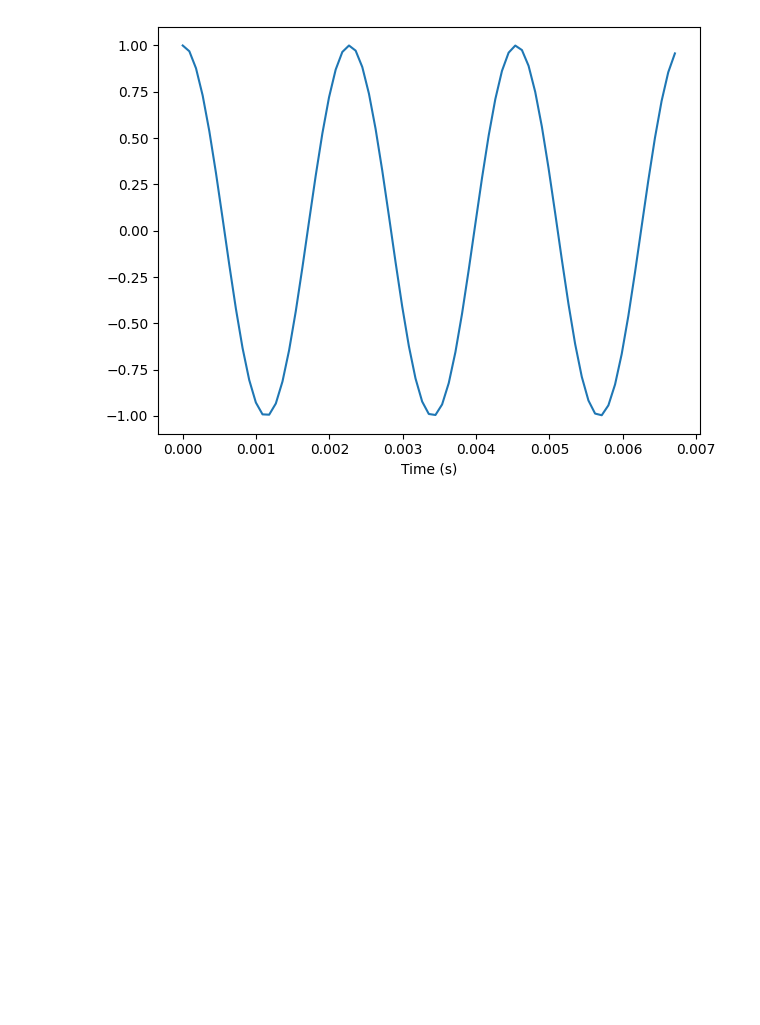
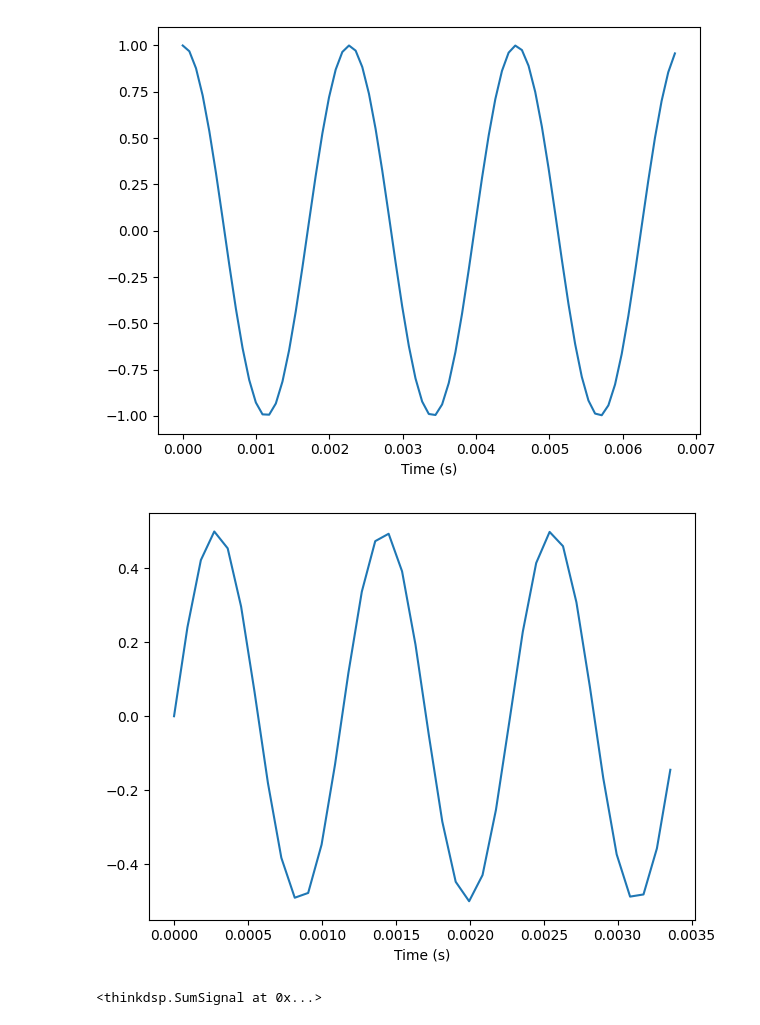
Before and after one commit to damiansp/completePython, a Jupyter notebook: dsp/1_sounds_and_signals/3_signals.ipynb, the cells around one changed output. Saved outputs shown, nothing was run; the diff lists cells and outputs as text; code cells hidden in the pictures; blank space fills up the shorter version.

```diff
--- a/dsp/1_sounds_and_signals/3_signals.ipynb
+++ b/dsp/1_sounds_and_signals/3_signals.ipynb
@@ -84,3 +85,13 @@ cos_sig.plot()
 dsp.decorate(xlabel='Time (s)')
 # %% [output]
 [figure]
+# %%
+sin_sig.plot()
+dsp.decorate(xlabel='Time (s)')
+# %% [output]
+[figure, added]
+# %%
+mix = sin_sig + cos_sig
+mix
+# %% [output]
+<thinkdsp.SumSignal at 0x...>
```
Also changed, not shown: parts of 3 cells of this notebook.
